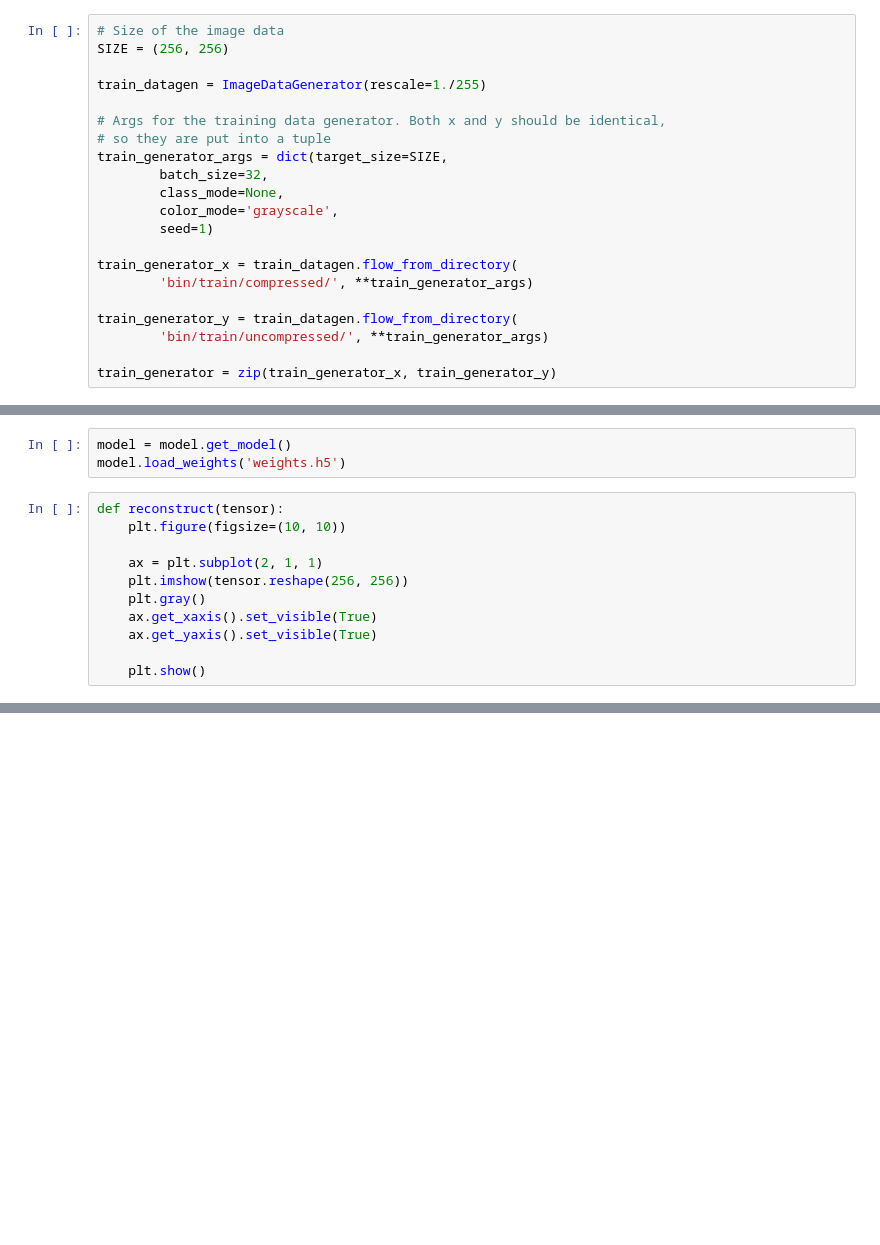
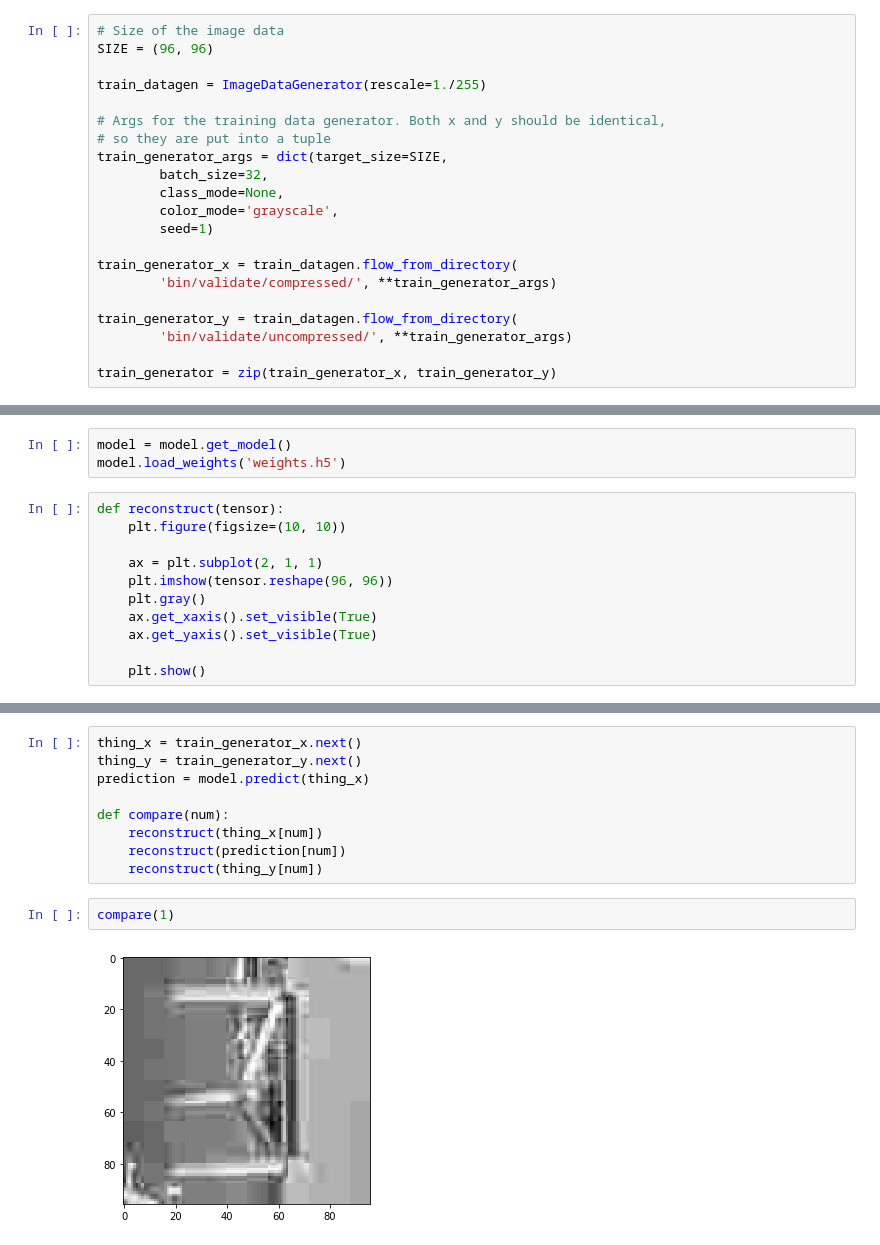
Before and after one commit to coltenwebb/JPEG-Reconstruction, a Jupyter notebook: Playing.ipynb, the cells around one changed output, grey strips where cells are left out. Cells and saved outputs as stored; diff of their text form; blank space fills up the shorter version.

Commit message:
Did a lot of stuff. Made image size 96x96 so it doesn't take forever to train. Tweaked values of the conv model.

```diff
--- a/Playing.ipynb
+++ b/Playing.ipynb
@@ -11,7 +11,7 @@ import model as model
 Using TensorFlow backend.
 # %%
 # Size of the image data
-SIZE = (256, 256)
+SIZE = (96, 96)
 
 train_datagen = ImageDataGenerator(rescale=1./255)
 
@@ -24,10 +24,10 @@ train_generator_args = dict(target_size=SIZE,
         seed=1)
 
 train_generator_x = train_datagen.flow_from_directory(
-        'bin/train/compressed/', **train_generator_args)
+        'bin/validate/compressed/', **train_generator_args)
 
 train_generator_y = train_datagen.flow_from_directory(
-        'bin/train/uncompressed/', **train_generator_args)
+        'bin/validate/uncompressed/', **train_generator_args)
 
 train_generator = zip(train_generator_x, train_generator_y)
 # %% [output]
@@ -41,7 +41,7 @@ def reconstruct(tensor):
     plt.figure(figsize=(10, 10))
 
     ax = plt.subplot(2, 1, 1)
-    plt.imshow(tensor.reshape(256, 256))
+    plt.imshow(tensor.reshape(96, 96))
     plt.gray()
     ax.get_xaxis().set_visible(True)
     ax.get_yaxis().set_visible(True)
@@ -58,0 +50,13 @@ reconstruct(prediction[3])
+# %%
+thing_x = train_generator_x.next()
+thing_y = train_generator_y.next()
+prediction = model.predict(thing_x)
+
+def compare(num):
+    reconstruct(thing_x[num])
+    reconstruct(prediction[num])
+    reconstruct(thing_y[num])
+# %%
+compare(1)
+# %% [output]
+[figure, added]
```
Also changed, not shown: parts of 4 cells of this notebook, 3 other files.
